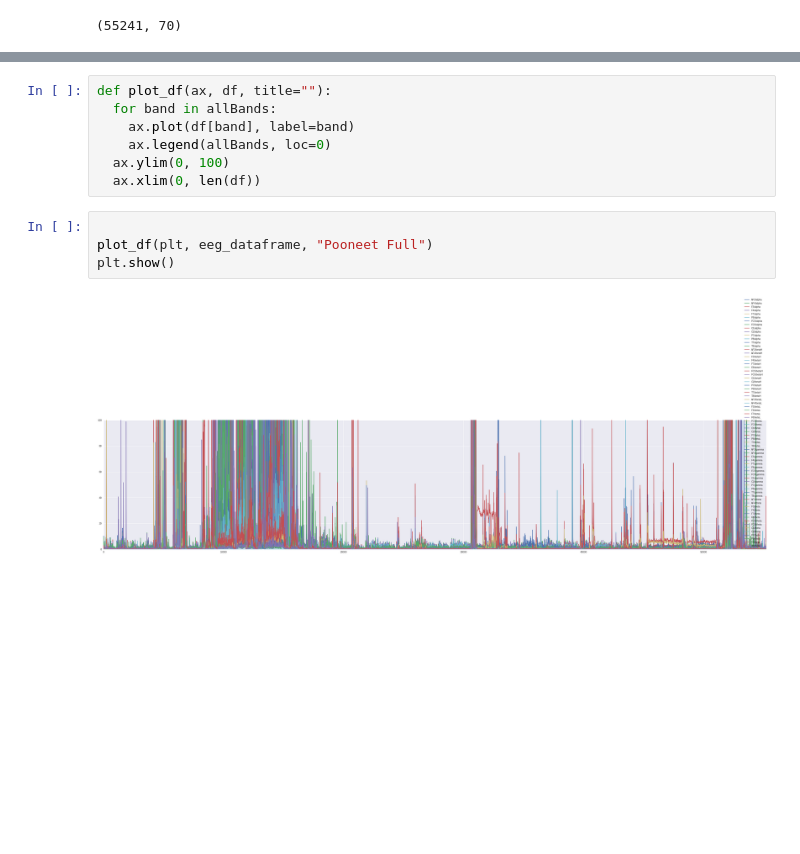
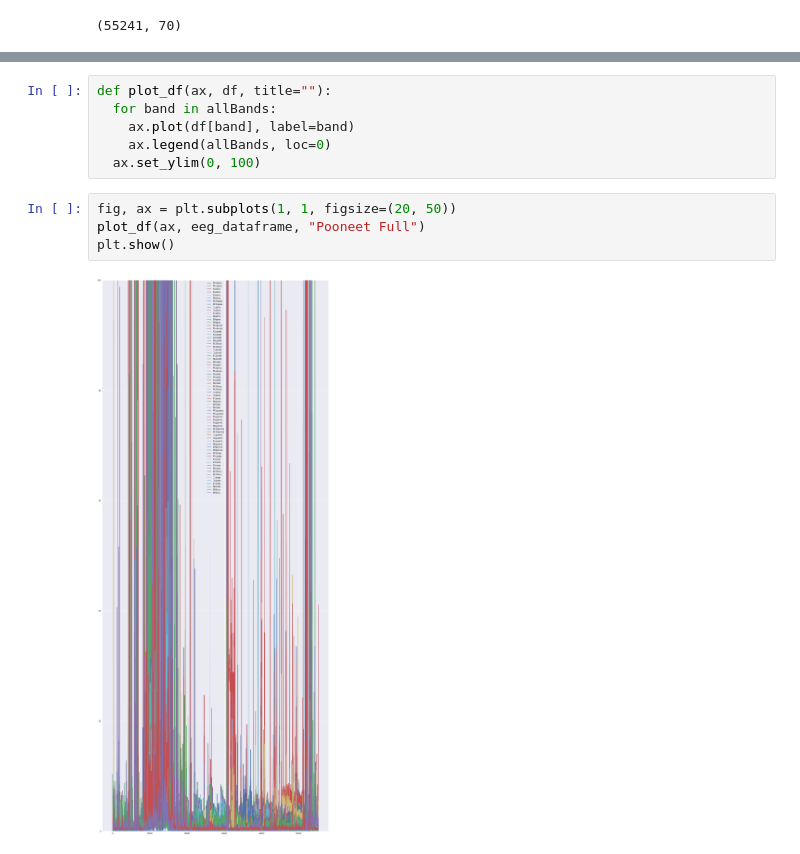
Before and after one commit to Hanssel36/Senior-Design-EEG, a Jupyter notebook: Visualization_longer_session.ipynb, the cells around one changed output, grey strips where cells are left out. Drawn from its saved outputs; the diff is of its cells as text; blank space fills up the shorter version.

```diff
--- a/Visualization_longer_session.ipynb
+++ b/Visualization_longer_session.ipynb
@@ -57,14 +57,13 @@ def plot_df(ax, df, title=""):
   for band in allBands:
     ax.plot(df[band], label=band)
     ax.legend(allBands, loc=0)
-  ax.ylim(0, 100)
-  ax.xlim(0, len(df))
+  ax.set_ylim(0, 100)
 # %%
-
-plot_df(plt, eeg_dataframe, "Pooneet Full")
+fig, ax = plt.subplots(1, 1, figsize=(20, 50))
+plot_df(ax, eeg_dataframe, "Pooneet Full")
 plt.show()
 # %% [output]
-[figure, old version]
+[figure, new version]
 # %%
 from scipy import interpolate
 import numpy as np
```
Also changed, not shown: parts of 8 cells of this notebook.
